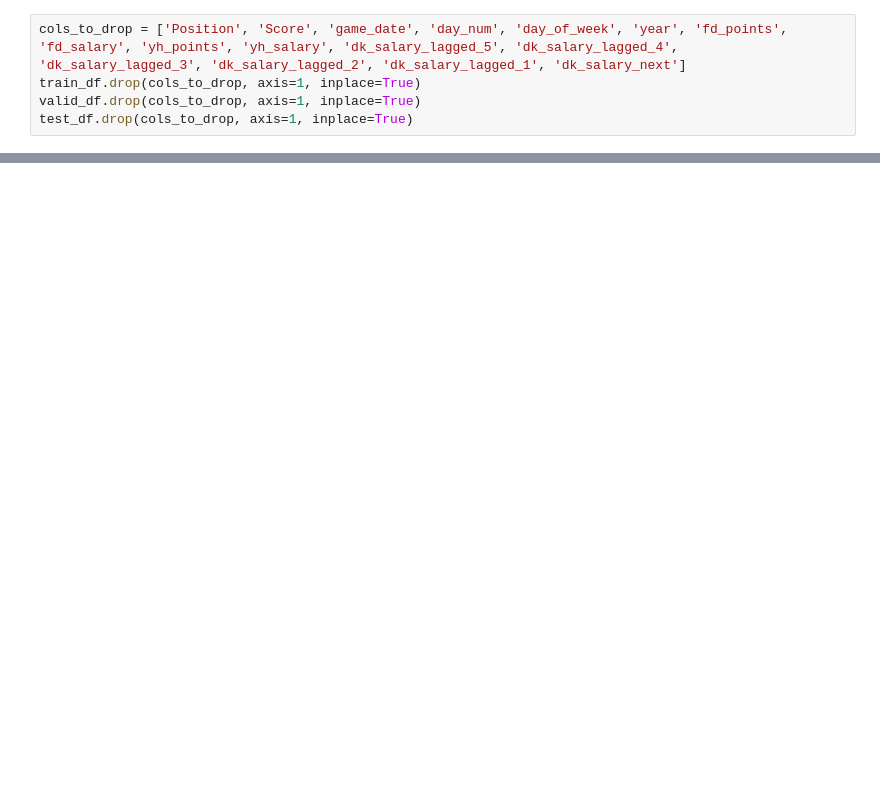
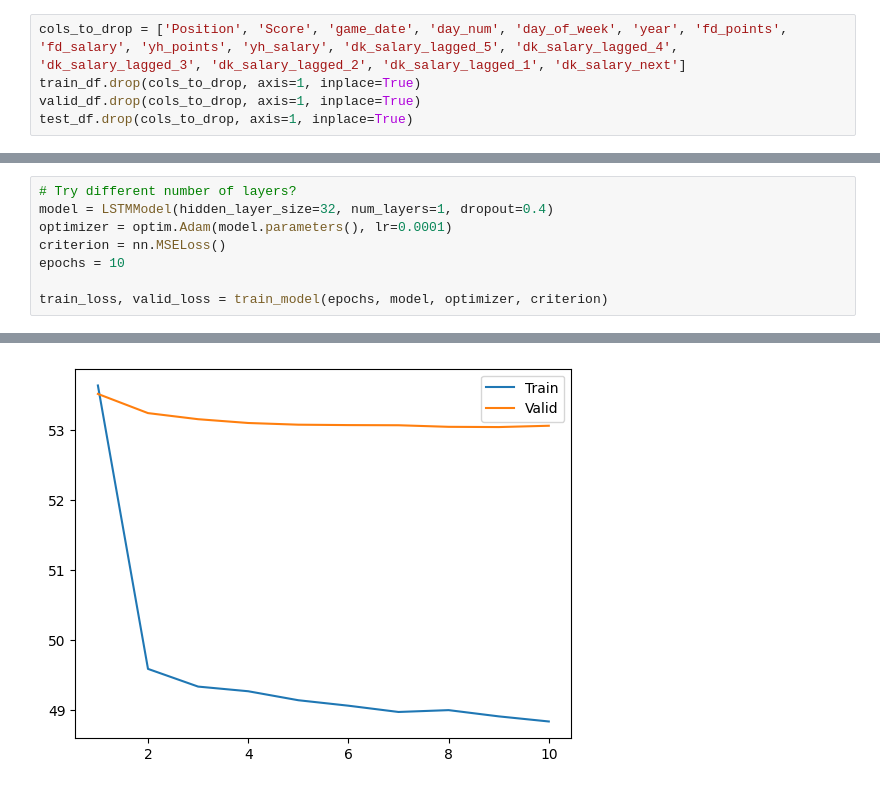
Before and after one commit to declanelias/deli_dudes, a Jupyter notebook: NN_stuff.ipynb, the cells around one changed output, grey strips where cells are left out. Cells and saved outputs as stored; diff of their text form; blank space fills up the shorter version.

```diff
--- a/NN_stuff.ipynb
+++ b/NN_stuff.ipynb
@@ -303,0 +352,9 @@ plot_loss_curves(np.linspace(1, epochs, epochs).astype(int), train_loss, valid_l
+# %%
+# Try different number of layers?
+model = LSTMModel(hidden_layer_size=32, num_layers=1, dropout=0.4)
+optimizer = optim.Adam(model.parameters(), lr=0.0001)
+criterion = nn.MSELoss()
+epochs = 10
+
+train_loss, valid_loss = train_model(epochs, model, optimizer, criterion)
+# %% [output]
@@ -303,0 +371 @@ plot_loss_curves(np.linspace(1, epochs, epochs).astype(int), train_loss, valid_l
+[figure, added]
```
Also changed, not shown: parts of 51 cells of this notebook, 5 other files.
